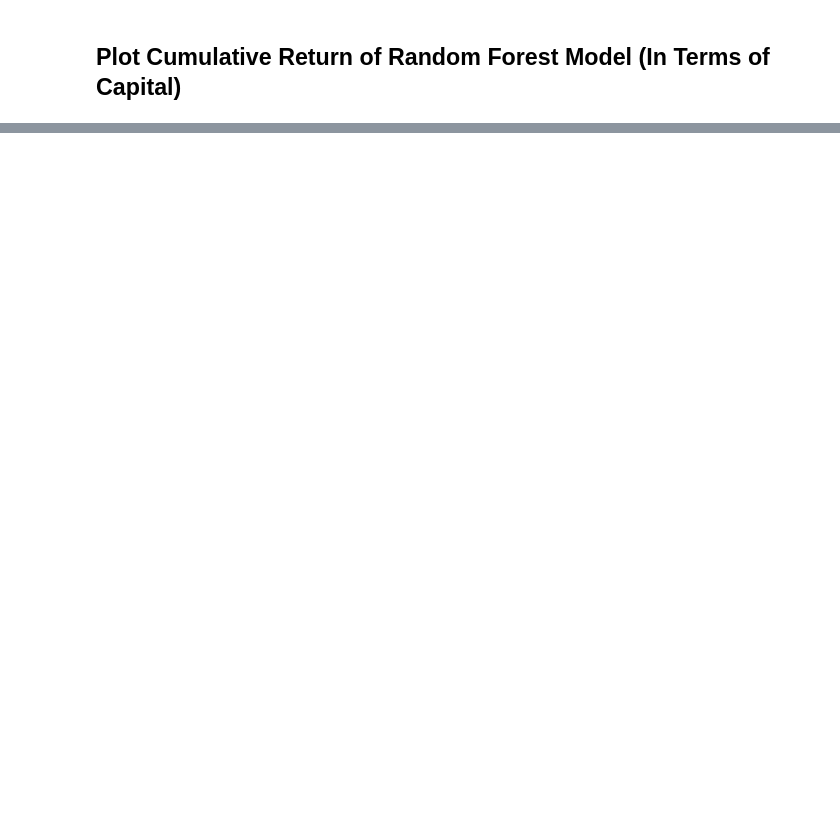
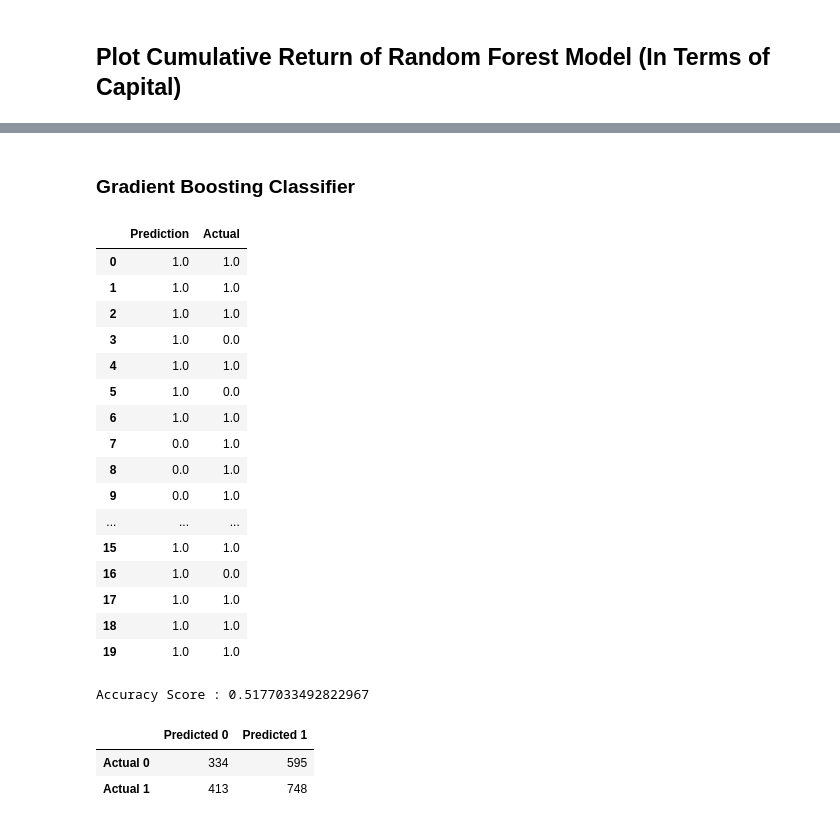
Before and after one commit to JessicaDeCunha/Machine-Learning-Models-in-Algorithmic-Trading, a Jupyter notebook: Algorithmic_trading.ipynb, the cells around one changed output, grey strips where cells are left out. Cells and saved outputs as stored; diff of their text form; code cells hidden in the pictures; blank space fills up the shorter version.

Commit message:
added gradient boosting

```diff
--- a/Algorithmic_trading.ipynb
+++ b/Algorithmic_trading.ipynb
@@ -499,0 +506,54 @@ cumulative_return_index.plot()
+# %% [markdown]
+### Gradient Boosting Classifier
+# %%
+classifier = GradientBoostingClassifier(n_estimators=20,
+                                        learning_rate=0.75,
+                                        max_features="auto",
+                                        max_depth = 3,
+                                        random_state=0,
+                                        )
+
+# Fit the model
+classifier.fit(x_train, y_train.ravel())
+
+# Make Prediction
+predictions = classifier.predict(x_test)
+pd.DataFrame({"Prediction": predictions, "Actual": y_test.ravel()}).head(20)
+# %% [output]
+|  | Prediction | Actual |
+| 0 | 1.0 | 1.0 |
+| 1 | 1.0 | 1.0 |
+| 2 | 1.0 | 1.0 |
+| 3 | 1.0 | 0.0 |
+| 4 | 1.0 | 1.0 |
+| 5 | 1.0 | 0.0 |
+| 6 | 1.0 | 1.0 |
+| 7 | 0.0 | 1.0 |
+| 8 | 0.0 | 1.0 |
+| 9 | 0.0 | 1.0 |
+| ... | ... | ... |
+| 15 | 1.0 | 1.0 |
+| 16 | 1.0 | 0.0 |
+| 17 | 1.0 | 1.0 |
+| 18 | 1.0 | 1.0 |
+| 19 | 1.0 | 1.0 |
+# %%
+# Calculating the accuracy score
+acc_score = accuracy_score(y_test, predictions)
+print(f"Accuracy Score : {acc_score}")
+# %% [output]
+Accuracy Score : 0.5177033492822967
+# %%
+# Generate the confusion matrix
+cm = confusion_matrix(y_test, predictions)
+cm_df = pd.DataFrame(
+    cm, index=["Actual 0", "Actual 1"],
+    columns=["Predicted 0", "Predicted 1"]
+)
+
+# Displaying results
+display(cm_df)
+# %% [output]
+|  | Predicted 0 | Predicted 1 |
+| Actual 0 | 334 | 595 |
+| Actual 1 | 413 | 748 |
```
Also changed, not shown: parts of 16 cells of this notebook, 2 other files.
